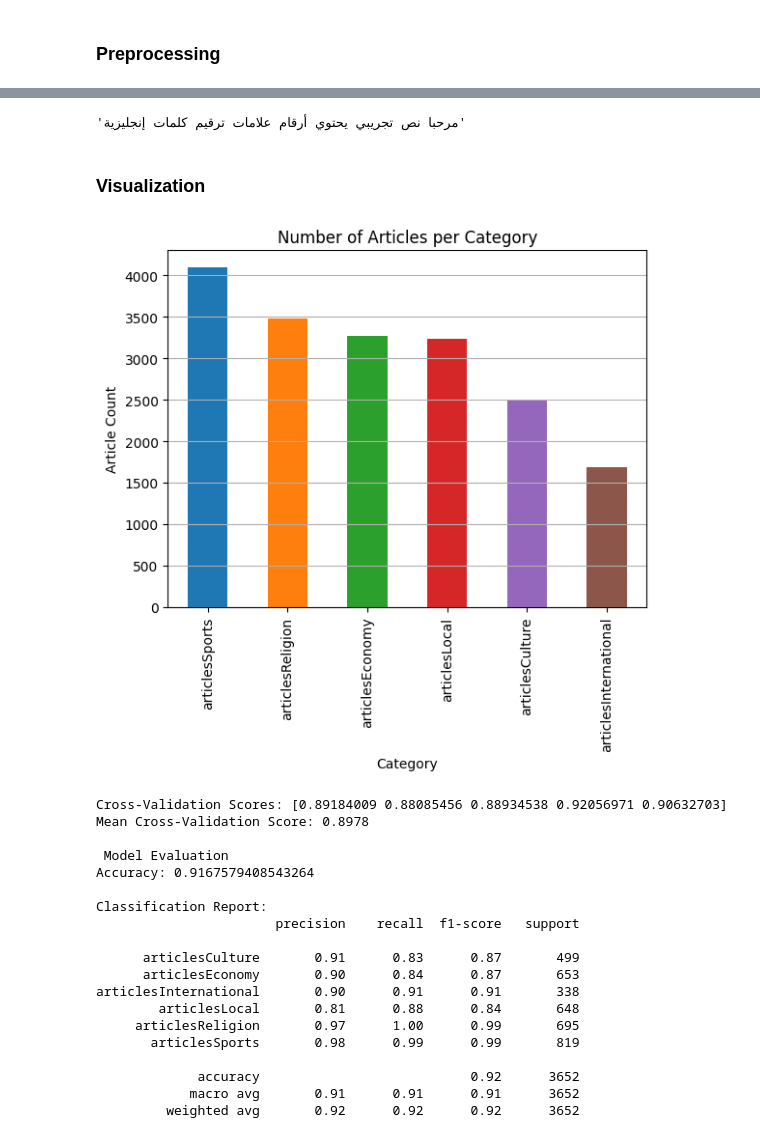
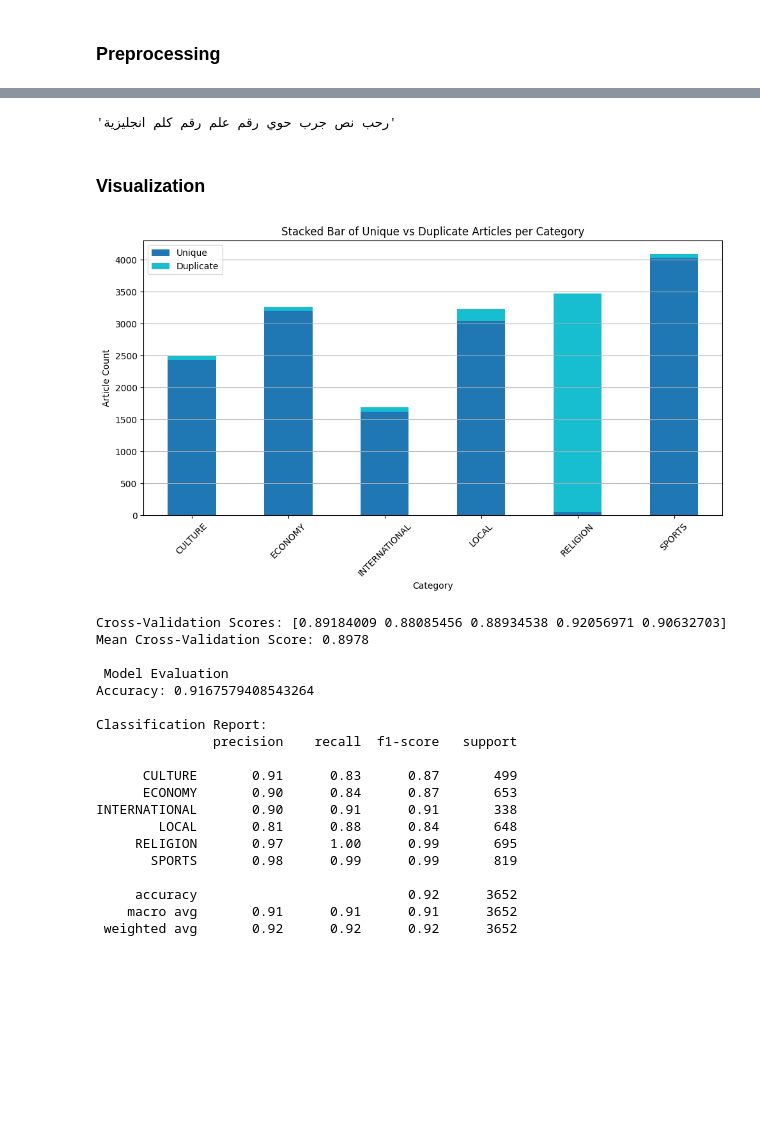
Before and after one commit to SaudAlhafith/CS365-Project, a Jupyter notebook: exploring_dataset.ipynb, the cells around one changed output, grey strips where cells are left out. Drawn from its saved outputs; the diff is of its cells as text; code cells hidden in the pictures; blank space fills up the shorter version.

```diff
--- a/exploring_dataset.ipynb
+++ b/exploring_dataset.ipynb
@@ -37,7 +37,7 @@ def load_kalimat_articles(category):
                 words = [line.strip() for line in f if line.strip()]
                 text = " ".join(words)
                 articles.append({
-                    "category": category,
+                    "category": category.replace("articles", "").upper(),
                     "filename": filename,
                     "text": text,
                     "word_count": len(words)
@@ -103,6 +116,9 @@ len(arabic_stopwords)
 701
 # %%
 def preprocess_text(text):
+
+    stemmer = nltk.stem.ISRIStemmer()
+
     text = re.sub(r'\p{P}+|\$', '', text)  # remove all punctuation (English + Arabic)
     text = re.sub(r'[0-9٠-٩]', '', text)  # remove Arabic and English digits
     text = re.sub(r'[a-zA-Z]', '', text)  # remove English letters
@@ -110,13 +126,14 @@ def preprocess_text(text):
     text = re.sub(r'\s+', ' ', text).strip()  # clean extra spaces
 
     tokens = text.split()
-    tokens = [word for word in tokens if word not in arabic_stopwords]
+    tokens = [stemmer.stem(word) for word in tokens if word not in arabic_stopwords]
+
 
     return ' '.join(tokens)
 
 preprocess_text("!مرحباً... هذا نَصٌّ تَجْرِيبِيٌ يحتوي على 123 أرقام ٤٥٦، علامات ترقيم @#$%، كلمات إنجليزية like This.")
 # %% [output]
-'مرحبا نص تجريبي يحتوي أرقام علامات ترقيم كلمات إنجليزية'
+'رحب نص جرب حوي رقم علم رقم كلم انجليزية'
 # %%
 df['processed_text'] = df['text'].apply(preprocess_text)
 # %% [markdown]
@@ -124,15 +141,25 @@ df['processed_text'] = df['text'].apply(preprocess_text)
 # %%
 import matplotlib.pyplot as plt
 %matplotlib inline
-# %%
-counts = df['category'].value_counts()
-colors = plt.cm.tab10(range(len(counts)))
-
-counts.plot(kind="bar", color=colors, title="Number of Articles per Category")
-plt.xlabel("Category")
-plt.ylabel("Article Count")
-plt.grid(axis='y')
-plt.show()
-# %% [output]
-[figure, removed]
+# %%
+import pandas as pd
+import matplotlib.pyplot as plt
+
+df['is_duplicate'] = df.duplicated(subset='processed_text', keep=False)
+
+# Group and make sure both True/False appear
+counts = df.groupby(['category', 'is_duplicate']).size().unstack().reindex(columns=[False, True], fill_value=0)
+counts.columns = ['Unique', 'Duplicate']
+
+# Plot
+counts.plot(kind='bar', stacked=True, figsize=(10, 6), colormap='tab10')
+plt.title("Stacked Bar of Unique vs Duplicate Articles per Category")
+plt.xlabel("Category")
+plt.ylabel("Article Count")
+plt.xticks(rotation=45)
+plt.grid(axis='y')
+plt.tight_layout()
+plt.show()
+# %% [output]
+[figure, added]
 # %%
@@ -171,15 +202,15 @@ Mean Cross-Validation Score: 0.8978
 Accuracy: 0.9167579408543264
 
 Classification Report:
-                       precision    recall  f1-score   support
+               precision    recall  f1-score   support
 
-      articlesCulture       0.91      0.83      0.87       499
-      articlesEconomy       0.90      0.84      0.87       653
-articlesInternational       0.90      0.91      0.91       338
-        articlesLocal       0.81      0.88      0.84       648
-     articlesReligion       0.97      1.00      0.99       695
-       articlesSports       0.98      0.99      0.99       819
+      CULTURE       0.91      0.83      0.87       499
+      ECONOMY       0.90      0.84      0.87       653
+INTERNATIONAL       0.90      0.91      0.91       338
+        LOCAL       0.81      0.88      0.84       648
+     RELIGION       0.97      1.00      0.99       695
+       SPORTS       0.98      0.99      0.99       819
 
-             accuracy                           0.92      3652
-            macro avg       0.91      0.91      0.91      3652
-         weighted avg       0.92      0.92      0.92      3652
+     accuracy                           0.92      3652
+    macro avg       0.91      0.91      0.91      3652
+ weighted avg       0.92      0.92      0.92      3652
```
Also changed, not shown: parts of 6 cells of this notebook, 1 other file.
